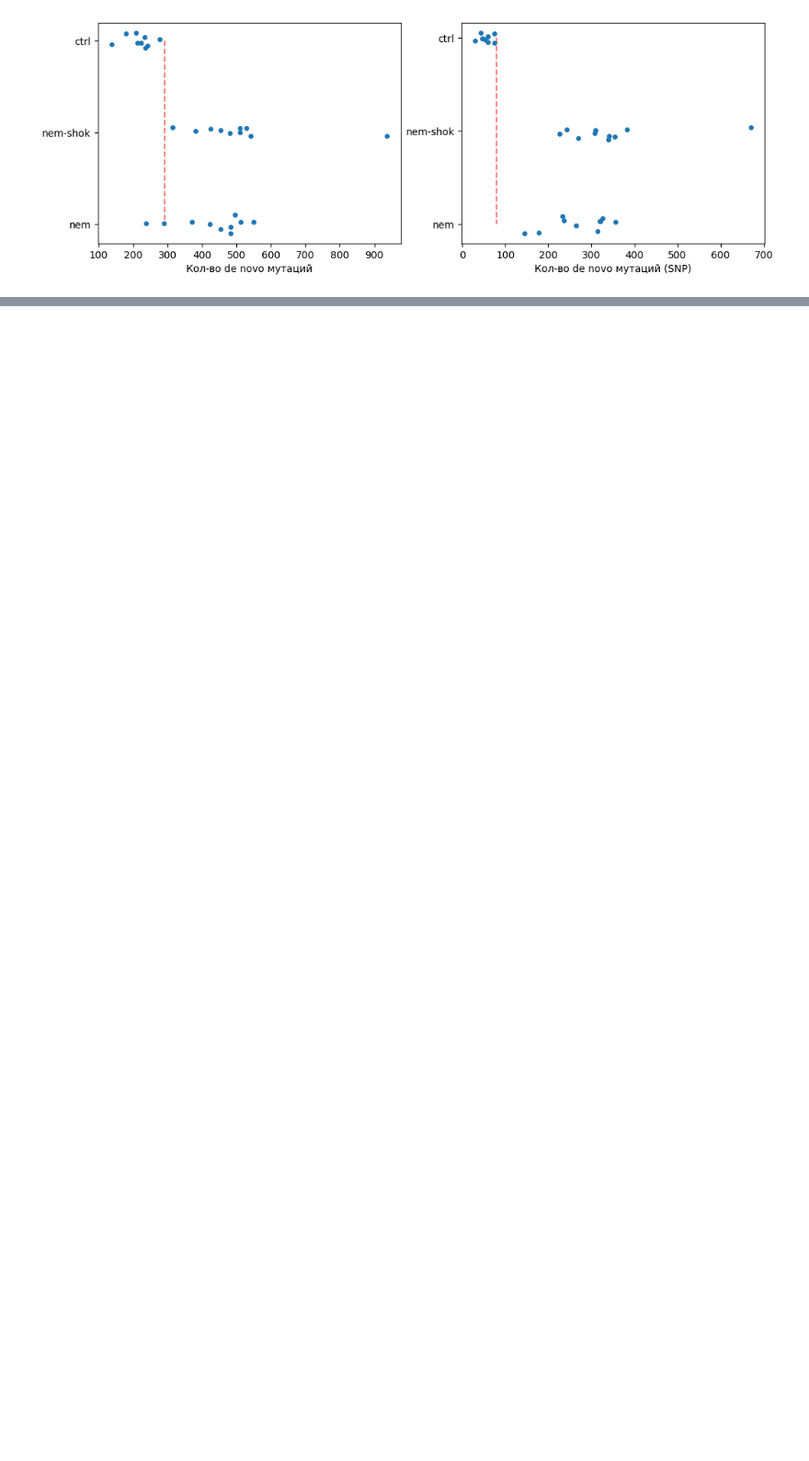
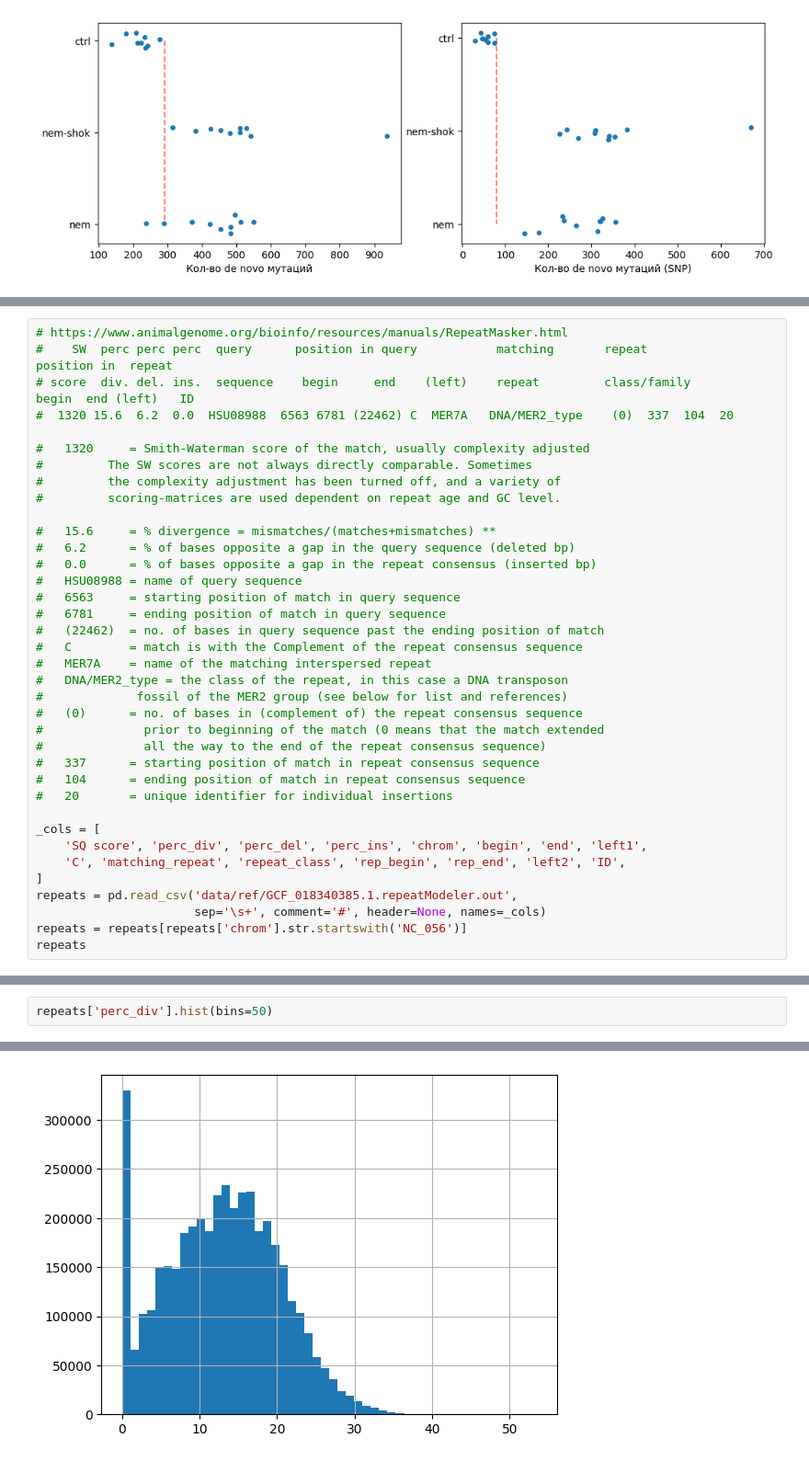
Before and after one commit to mitoclub/AquaSelection, a Jupyter notebook: intersect.ipynb, the cells around one changed output, grey strips where cells are left out. Shown at 92% size. Cells and saved outputs as stored; diff of their text form; blank space fills up the shorter version.

Commit message:
annotate and repeat ananlyse start

```diff
--- a/intersect.ipynb
+++ b/intersect.ipynb
@@ -429,0 +524,37 @@ plt.show()
+# %%
+# https://www.animalgenome.org/bioinfo/resources/manuals/RepeatMasker.html
+#    SW  perc perc perc  query      position in query           matching       repeat              position in  repeat
+# score  div. del. ins.  sequence    begin     end    (left)    repeat         class/family         begin  end (left)   ID
+#  1320 15.6  6.2  0.0  HSU08988  6563 6781 (22462) C  MER7A   DNA/MER2_type    (0)  337  104  20
+
+#   1320     = Smith-Waterman score of the match, usually complexity adjusted
+#         The SW scores are not always directly comparable. Sometimes
+#         the complexity adjustment has been turned off, and a variety of
+#         scoring-matrices are used dependent on repeat age and GC level.
+
+#   15.6     = % divergence = mismatches/(matches+mismatches) **
+#   6.2      = % of bases opposite a gap in the query sequence (deleted bp)
+#   0.0      = % of bases opposite a gap in the repeat consensus (inserted bp)
+#   HSU08988 = name of query sequence
+#   6563     = starting position of match in query sequence
+#   6781     = ending position of match in query sequence
+#   (22462)  = no. of bases in query sequence past the ending position of match
+#   C        = match is with the Complement of the repeat consensus sequence
+#   MER7A    = name of the matching interspersed repeat
+#   DNA/MER2_type = the class of the repeat, in this case a DNA transposon
+#             fossil of the MER2 group (see below for list and references)
+#   (0)      = no. of bases in (complement of) the repeat consensus sequence
+#              prior to beginning of the match (0 means that the match extended
+#              all the way to the end of the repeat consensus sequence)
+#   337      = starting position of match in repeat consensus sequence
+#   104      = ending position of match in repeat consensus sequence
+#   20       = unique identifier for individual insertions
+
+_cols = [
+    'SQ score', 'perc_div', 'perc_del', 'perc_ins', 'chrom', 'begin', 'end', 'left1',
+    'C', 'matching_repeat', 'repeat_class', 'rep_begin', 'rep_end', 'left2', 'ID',
+]
+repeats = pd.read_csv('data/ref/GCF_018340385.1.repeatModeler.out',
+                      sep='\s+', comment='#', header=None, names=_cols)
+repeats = repeats[repeats['chrom'].str.startswith('NC_056')]
+repeats
@@ -429,0 +575,3 @@ plt.show()
+# %%
+repeats['perc_div'].hist(bins=50)
+# %% [output]
@@ -429,0 +579 @@ plt.show()
+[figure, added]
```
Also changed, not shown: parts of 15 cells of this notebook, 3 other files.
